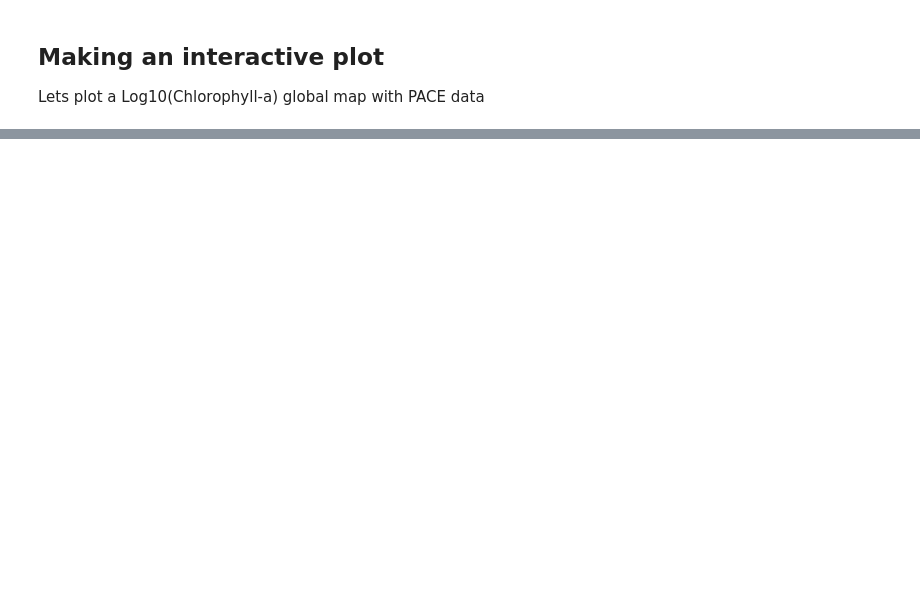
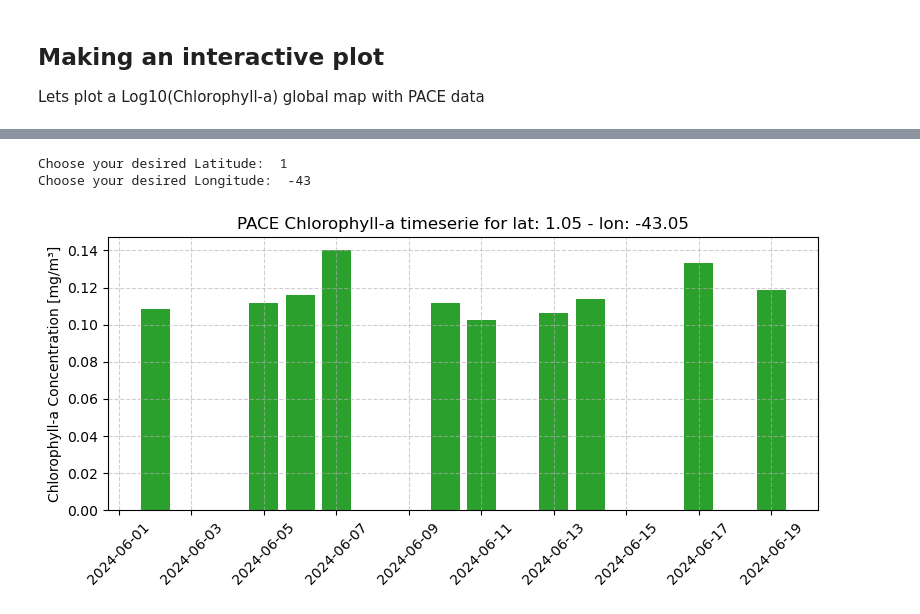
Before and after one commit to oceanhackweek/ohw24_proj_pace, a Jupyter notebook: contributor_folders/Ian/interactive_pace_visual.ipynb, the cells around one changed output, grey strips where cells are left out. Saved outputs shown, nothing was run; the diff lists cells and outputs as text; code cells hidden in the pictures; blank space fills up the shorter version.

```diff
--- a/contributor_folders/Ian/interactive_pace_visual.ipynb
+++ b/contributor_folders/Ian/interactive_pace_visual.ipynb
@@ -58,9 +67,9 @@ else:
     print("No satelite data has been chosen!")
 # %%
 results = earthaccess.search_data(
-    short_name="PACE_OCI_L3M_CHL_NRT",
+    short_name=sname,#"PACE_OCI_L3M_CHL_NRT",
     temporal=tspan,
-    granule_name="*.DAY.*.0p1deg.*",
+    granule_name=granule,#"*.DAY.*.0p1deg.*",
 )
 
 paths = earthaccess.open(results)
@@ -69,10 +78,10 @@ dataset = xr.open_mfdataset(
     paths,
     combine="nested",
     concat_dim="time",
-    chunks= {}
+    chunks= {'lat': 100, 'lon': 100}
 )
 
-dataset = dataset.chunk({'time': 10, 'lat': 100, 'lon': 100})
+#dataset = dataset.chunk({'time': 10, 'lat': 1000, 'lon': 1000})
 dataset.coords
 # %% [output]
 Coordinates:
@@ -138,3 +147,40 @@ layout = pn.Column(slider, interactive_plot)
 layout.servable()
 # %% [output]
 [interactive output not drawn]
+# %%
+# Extrair os dados de tempo e concentração de clorofila
+def time_series(point):
+    time = point['time'].values
+    chlor_a = point['chlor_a']#.mean(dim=['lat', 'lon']).values  # Média sobre lat e lon
+
+    # Criar o gráfico de barras
+    plt.figure(figsize=(8, 4))
+    plt.bar(time, chlor_a, color='tab:green')
+
+    # Ajustar o formato do eixo x para datas
+    plt.gca().xaxis_date()
+
+    # Adicionar rótulos e título
+    plt.xlabel('')
+    plt.ylabel('Chlorophyll-a Concentration [mg/m³]')
+    plt.title(f'PACE Chlorophyll-a timeserie for lat: {point.lat.values:.2f} - lon: {point.lon.values:.2f}')
+
+    # Rotacionar rótulos do eixo x para melhor visualização
+    plt.xticks(rotation=45)
+    plt.grid(linestyle='--',alpha=.6)
+
+    # Exibir o gráfico
+    plt.tight_layout()
+    plt.show()
+# %%
+lat_plot = input('Choose your desired Latitude: ')
+lon_plot = input('Choose your desired Longitude: ')
+
+point = dataset.sel(lon=lon_plot,lat=lat_plot,method='nearest')
+# %% [output]
+Choose your desired Latitude:  1
+Choose your desired Longitude:  -43
+# %%
+time_series(point)
+# %% [output]
+[figure, added]
```
Also changed, not shown: parts of 9 cells of this notebook.
